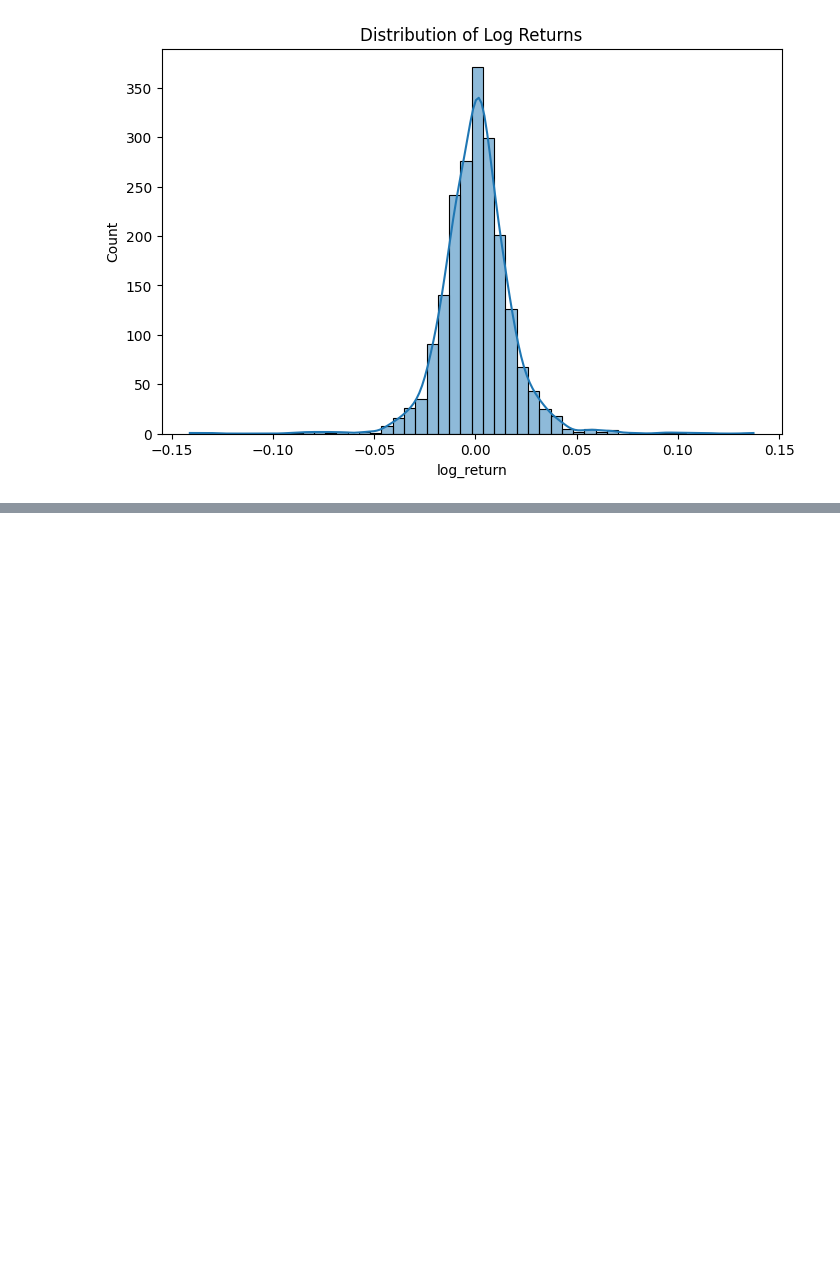
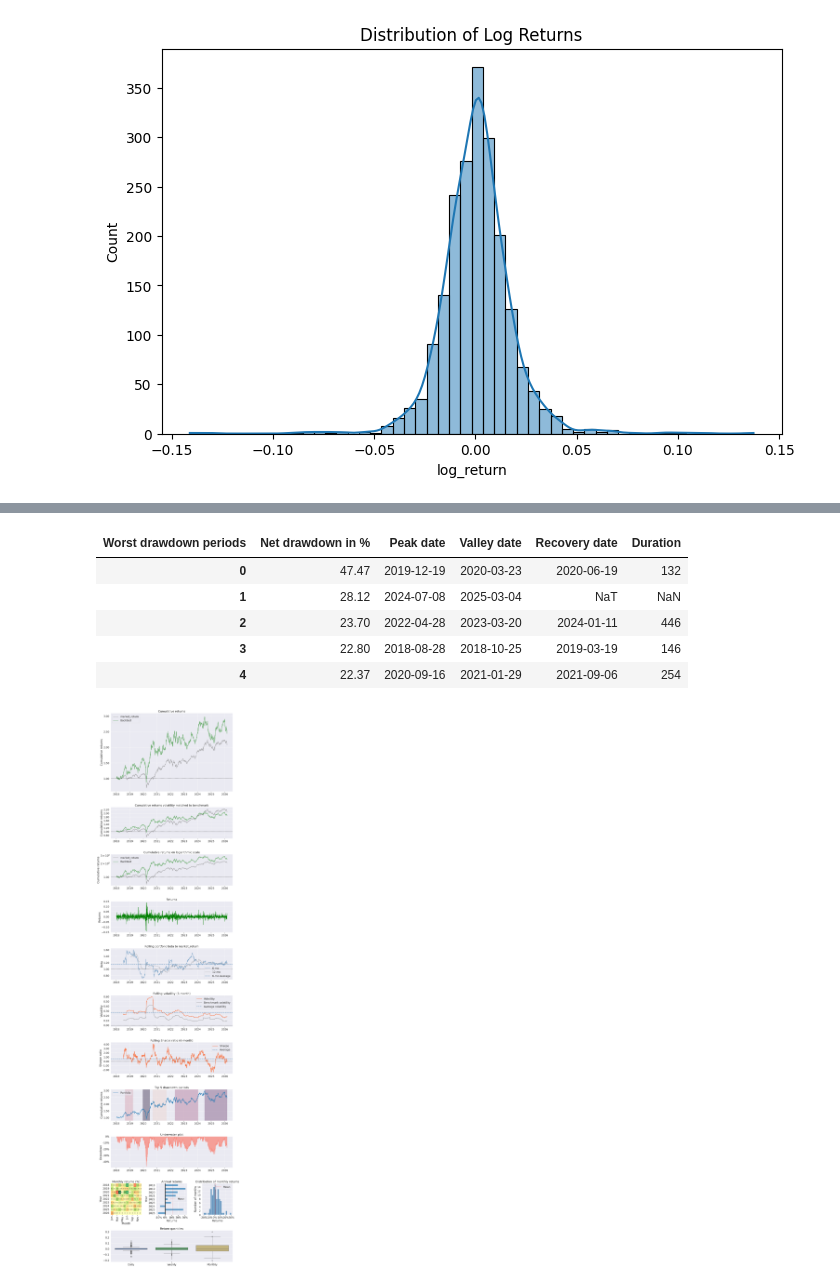
Before and after one commit to RiteeshTM/Financial-Market-Trend-Risk-Analysis-Business-Analytics-Project-, a Jupyter notebook: BusinessAnalyticsProject.ipynb, the cells around one changed output, grey strips where cells are left out. Cells and saved outputs as stored; diff of their text form; code cells hidden in the pictures; blank space fills up the shorter version.

Commit message:
analysis: add pyfolio performance analysis comparing Reliance returns with NIFTY 50 benchmark

```diff
--- a/BusinessAnalyticsProject.ipynb
+++ b/BusinessAnalyticsProject.ipynb
@@ -183,0 +219,8 @@ plt.show()
+# %%
+market = yf.download("^NSEI", start="2018-01-01")
+
+# fix multiindex if present
+if isinstance(market.columns, pd.MultiIndex):
+    market.columns = market.columns.get_level_values(0)
+
+market.tail()
@@ -183,0 +240,8 @@ plt.show()
+# %%
+market["market_return"] = np.log(
+    market["Close"] / market["Close"].shift(1)
+)
+
+benchmark_returns = market["market_return"].dropna()
+
+benchmark_returns.head()
@@ -183,0 +263,6 @@ plt.show()
+# %%
+returns = data["log_return"]
+
+# remove timezone if present
+returns.index = returns.index.tz_localize(None)
+benchmark_returns.index = benchmark_returns.index.tz_localize(None)
@@ -183,0 +279,6 @@ plt.show()
+# %%
+pf.create_returns_tear_sheet(
+    returns,
+    benchmark_rets=benchmark_returns
+)
+# %% [output]
@@ -183,0 +304,7 @@ plt.show()
+| Worst drawdown periods | Net drawdown in % | Peak date | Valley date | Recovery date | Duration |
+| 0 | 47.47 | 2019-12-19 | 2020-03-23 | 2020-06-19 | 132 |
+| 1 | 28.12 | 2024-07-08 | 2025-03-04 | NaT | NaN |
+| 2 | 23.70 | 2022-04-28 | 2023-03-20 | 2024-01-11 | 446 |
+| 3 | 22.80 | 2018-08-28 | 2018-10-25 | 2019-03-19 | 146 |
+| 4 | 22.37 | 2020-09-16 | 2021-01-29 | 2021-09-06 | 254 |
+[figure, added]
```
Also changed, not shown: parts of 17 cells of this notebook.
